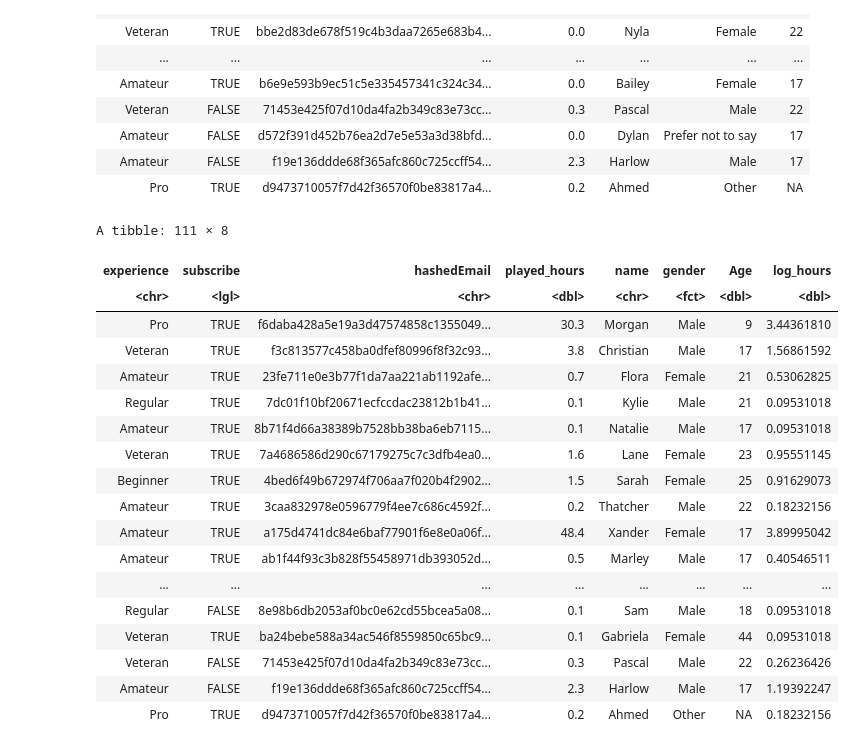
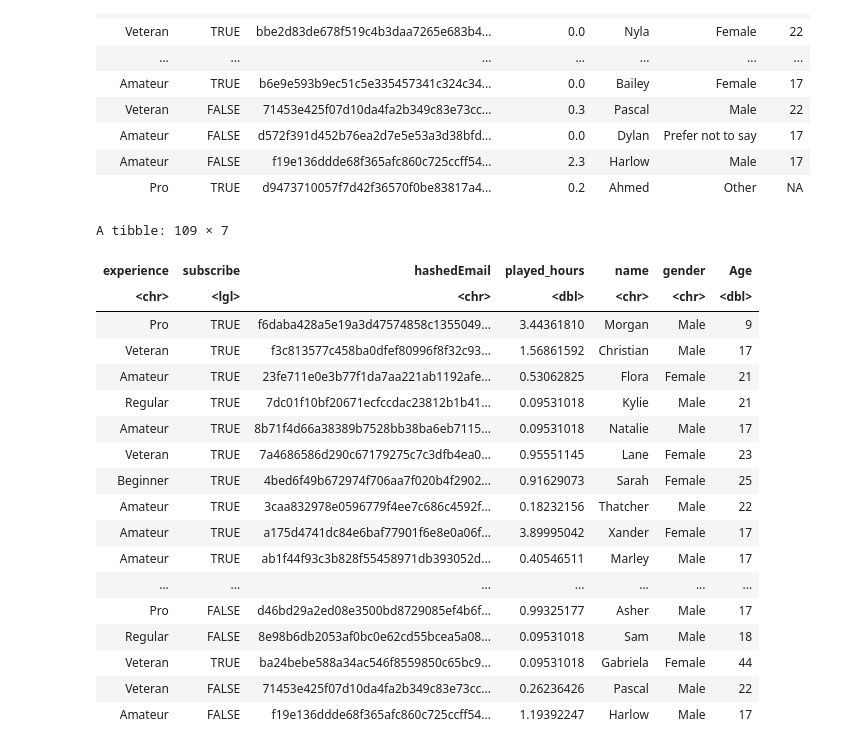
Before and after one commit to cindyttt/dsci-100-2025-final-project, a Jupyter notebook: analysis.ipynb, the cells around one changed output. Drawn from its saved outputs; the diff is of its cells as text; code cells hidden in the pictures.

```diff
--- a/analysis.ipynb
+++ b/analysis.ipynb
@@ -53,30 +53,29 @@ A spec_tbl_df: 196 × 7
 | Pro | TRUE | d9473710057f7d42f36570f0be83817a4... | 0.2 | Ahmed | Other | NA |
 # %%
 players_clean <- players |>
-mutate(gender = if_else(gender %in% c("Female", "Male"), gender, "Other")) |>
-mutate(gender = as.factor(gender)) |>
-filter(!is.na(played_hours), played_hours > 0) |>
-mutate(log_hours = log(played_hours + 1))
+  filter(!is.na(played_hours), played_hours > 0) |>
+  mutate(played_hours = log(played_hours + 1)) |>
+  filter(!is.na(Age))
 players_clean
 # %% [output]
-A tibble: 111 × 8
+A tibble: 109 × 7
-| experience | subscribe | hashedEmail | played_hours | name | gender | Age | log_hours |
-| <chr> | <lgl> | <chr> | <dbl> | <chr> | <fct> | <dbl> | <dbl> |
-| Pro | TRUE | f6daba428a5e19a3d47574858c1355049... | 30.3 | Morgan | Male | 9 | 3.44361810 |
-| Veteran | TRUE | f3c813577c458ba0dfef80996f8f32c93... | 3.8 | Christian | Male | 17 | 1.56861592 |
-| Amateur | TRUE | 23fe711e0e3b77f1da7aa221ab1192afe... | 0.7 | Flora | Female | 21 | 0.53062825 |
-| Regular | TRUE | 7dc01f10bf20671ecfccdac23812b1b41... | 0.1 | Kylie | Male | 21 | 0.09531018 |
-| Amateur | TRUE | 8b71f4d66a38389b7528bb38ba6eb7115... | 0.1 | Natalie | Male | 17 | 0.09531018 |
-| Veteran | TRUE | 7a4686586d290c67179275c7c3dfb4ea0... | 1.6 | Lane | Female | 23 | 0.95551145 |
-| Beginner | TRUE | 4bed6f49b672974f706aa7f020b4f2902... | 1.5 | Sarah | Female | 25 | 0.91629073 |
-| Amateur | TRUE | 3caa832978e0596779f4ee7c686c4592f... | 0.2 | Thatcher | Male | 22 | 0.18232156 |
-| Amateur | TRUE | a175d4741dc84e6baf77901f6e8e0a06f... | 48.4 | Xander | Female | 17 | 3.89995042 |
-| Amateur | TRUE | ab1f44f93c3b828f55458971db393052d... | 0.5 | Marley | Male | 17 | 0.40546511 |
-| ... | ... | ... | ... | ... | ... | ... | ... |
-| Regular | FALSE | 8e98b6db2053af0bc0e62cd55bcea5a08... | 0.1 | Sam | Male | 18 | 0.09531018 |
-| Veteran | TRUE | ba24bebe588a34ac546f8559850c65bc9... | 0.1 | Gabriela | Female | 44 | 0.09531018 |
-| Veteran | FALSE | 71453e425f07d10da4fa2b349c83e73cc... | 0.3 | Pascal | Male | 22 | 0.26236426 |
-| Amateur | FALSE | f19e136ddde68f365afc860c725ccff54... | 2.3 | Harlow | Male | 17 | 1.19392247 |
-| Pro | TRUE | d9473710057f7d42f36570f0be83817a4... | 0.2 | Ahmed | Other | NA | 0.18232156 |
+| experience | subscribe | hashedEmail | played_hours | name | gender | Age |
+| <chr> | <lgl> | <chr> | <dbl> | <chr> | <chr> | <dbl> |
+| Pro | TRUE | f6daba428a5e19a3d47574858c1355049... | 3.44361810 | Morgan | Male | 9 |
+| Veteran | TRUE | f3c813577c458ba0dfef80996f8f32c93... | 1.56861592 | Christian | Male | 17 |
+| Amateur | TRUE | 23fe711e0e3b77f1da7aa221ab1192afe... | 0.53062825 | Flora | Female | 21 |
+| Regular | TRUE | 7dc01f10bf20671ecfccdac23812b1b41... | 0.09531018 | Kylie | Male | 21 |
+| Amateur | TRUE | 8b71f4d66a38389b7528bb38ba6eb7115... | 0.09531018 | Natalie | Male | 17 |
+| Veteran | TRUE | 7a4686586d290c67179275c7c3dfb4ea0... | 0.95551145 | Lane | Female | 23 |
+| Beginner | TRUE | 4bed6f49b672974f706aa7f020b4f2902... | 0.91629073 | Sarah | Female | 25 |
+| Amateur | TRUE | 3caa832978e0596779f4ee7c686c4592f... | 0.18232156 | Thatcher | Male | 22 |
+| Amateur | TRUE | a175d4741dc84e6baf77901f6e8e0a06f... | 3.89995042 | Xander | Female | 17 |
+| Amateur | TRUE | ab1f44f93c3b828f55458971db393052d... | 0.40546511 | Marley | Male | 17 |
+| ... | ... | ... | ... | ... | ... | ... |
+| Pro | FALSE | d46bd29a2ed08e3500bd8729085ef4b6f... | 0.99325177 | Asher | Male | 17 |
+| Regular | FALSE | 8e98b6db2053af0bc0e62cd55bcea5a08... | 0.09531018 | Sam | Male | 18 |
+| Veteran | TRUE | ba24bebe588a34ac546f8559850c65bc9... | 0.09531018 | Gabriela | Female | 44 |
+| Veteran | FALSE | 71453e425f07d10da4fa2b349c83e73cc... | 0.26236426 | Pascal | Male | 22 |
+| Amateur | FALSE | f19e136ddde68f365afc860c725ccff54... | 1.19392247 | Harlow | Male | 17 |
 # %%
 players_final <- players_clean |>
```
Also changed, not shown: parts of 7 cells of this notebook.
